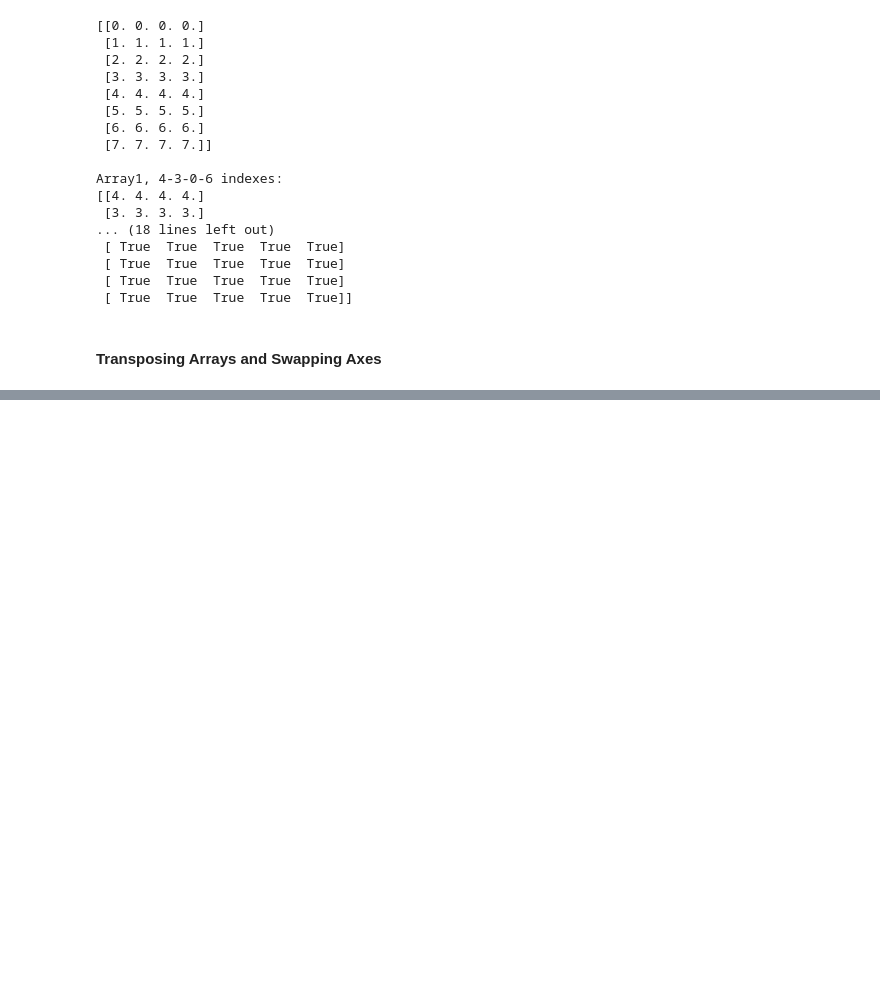
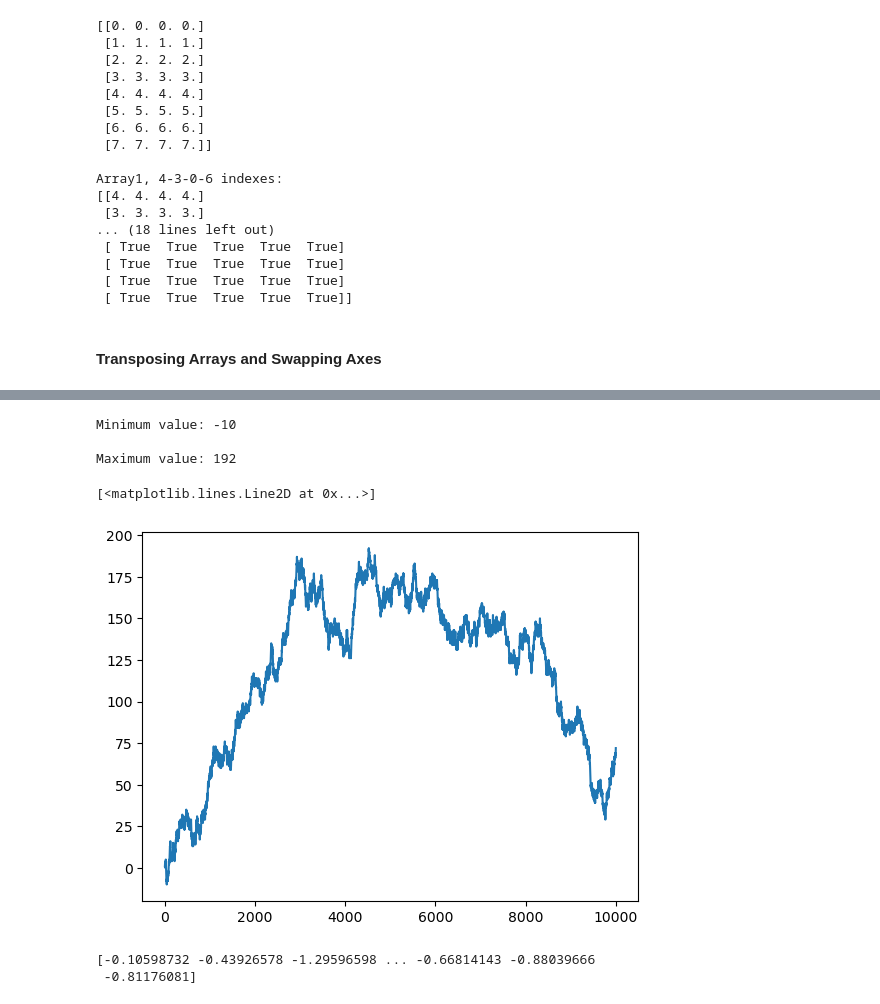
Before and after one commit to almanzanas/DataAnalystsJourney, a Jupyter notebook: python_data_analysis/python_for_data_anlaysis.ipynb, the cells around one changed output, grey strips where cells are left out. Cells and saved outputs as stored; diff of their text form; code cells hidden in the pictures; blank space fills up the shorter version.

```diff
--- a/python_data_analysis/python_for_data_anlaysis.ipynb
+++ b/python_data_analysis/python_for_data_anlaysis.ipynb
@@ -411,0 +705,40 @@ Array1, 4-3-0-6 indexes:
+# %%
+import numpy as np
+import matplotlib.pyplot as plt
+import random
+
+nsteps = 10_000
+rng = np.random.default_rng(seed=28328324)
+draws = rng.integers(0, 2, size=nsteps)
+steps = np.where(draws == 0, 1, -1)
+random_walk = steps.cumsum()
+
+print(f"Minimum value: {random_walk.min()}")
+print(f"\nMaximum value: {random_walk.max()}")
+
+plt.plot(random_walk)
+# %% [output]
+Minimum value: -10
+
+Maximum value: 192
+[<matplotlib.lines.Line2D at 0x...>]
+[figure, added]
+# %%
+import numpy as np
+import matplotlib.pyplot as plt
+import random
+
+nsteps = np.arange(10000)
+rng = np.random.default_rng(seed=84692)
+x = np.array([])
+y = np.array([])
+size=(-2,2)
+
+for step in nsteps:
+    value = rng.standard_normal((1))
+    x= np.append(x, value)
+
+print(x)
+# %% [output]
+[-0.10598732 -0.43926578 -1.29596598 ... -0.66814143 -0.88039666
+ -0.81176081]
```
Also changed, not shown: parts of 15 cells of this notebook.
